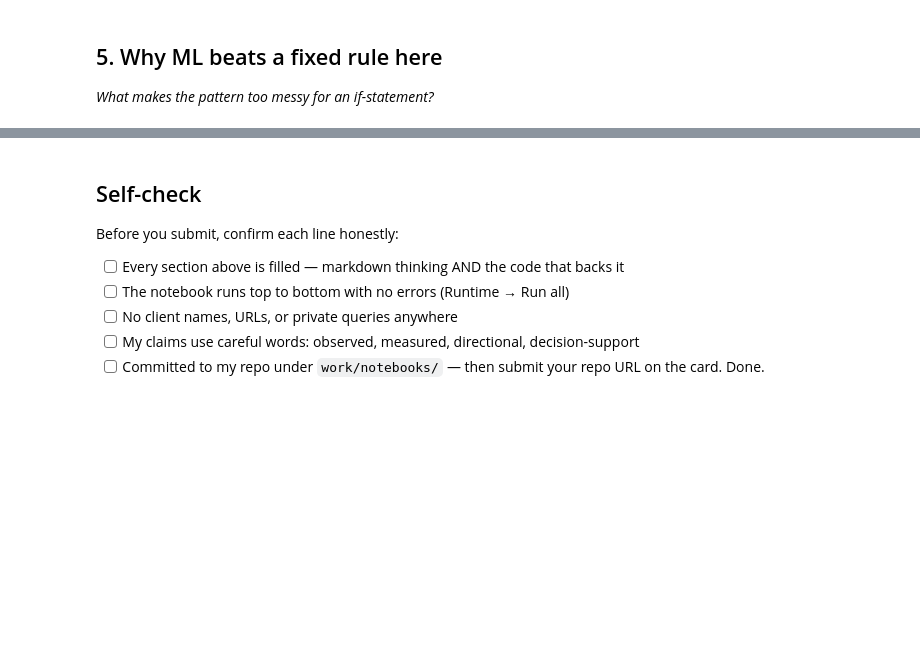
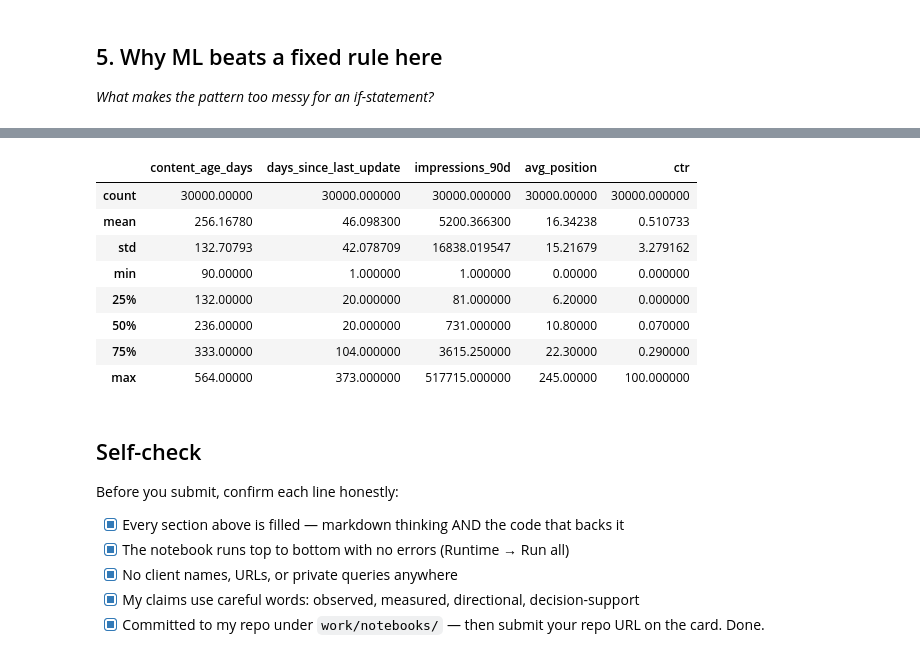
Before and after one commit to umerkniazi/flyrank-ml-internship, a Jupyter notebook: work/notebooks/w02_ml_task_framing.ipynb, the cells around one changed output, grey strips where cells are left out. Cells and saved outputs as stored; diff of their text form; code cells hidden in the pictures; blank space fills up the shorter version.

```diff
--- a/work/notebooks/w02_ml_task_framing.ipynb
+++ b/work/notebooks/w02_ml_task_framing.ipynb
@@ -44,10 +155,30 @@ This skeleton is yours to fill. Work the sections **in order** — each one has
+# %%
+features = [
+    "content_age_days",
+    "days_since_last_update",
+    "impressions_90d",
+    "avg_position",
+    "ctr"
+]
+
+df[features].describe()
+# %% [output]
+|  | content_age_days | days_since_last_update | impressions_90d | avg_position | ctr |
+| count | 30000.00000 | 30000.000000 | 30000.000000 | 30000.00000 | 30000.000000 |
+| mean | 256.16780 | 46.098300 | 5200.366300 | 16.34238 | 0.510733 |
+| std | 132.70793 | 42.078709 | 16838.019547 | 15.21679 | 3.279162 |
+| min | 90.00000 | 1.000000 | 1.000000 | 0.00000 | 0.000000 |
+| 25% | 132.00000 | 20.000000 | 81.000000 | 6.20000 | 0.000000 |
+| 50% | 236.00000 | 20.000000 | 731.000000 | 10.80000 | 0.070000 |
+| 75% | 333.00000 | 104.000000 | 3615.250000 | 22.30000 | 0.290000 |
+| max | 564.00000 | 373.000000 | 517715.000000 | 245.00000 | 100.000000 |
 # %% [markdown]
 ## Self-check
 
 Before you submit, confirm each line honestly:
 
-- [ ] Every section above is filled — markdown thinking AND the code that backs it
-- [ ] The notebook runs top to bottom with no errors (Runtime → Run all)
-- [ ] No client names, URLs, or private queries anywhere
-- [ ] My claims use careful words: observed, measured, directional, decision-support
-- [ ] Committed to my repo under `work/notebooks/` — then submit your repo URL on the card. Done.
+- [x] Every section above is filled — markdown thinking AND the code that backs it
+- [x] The notebook runs top to bottom with no errors (Runtime → Run all)
+- [x] No client names, URLs, or private queries anywhere
+- [x] My claims use careful words: observed, measured, directional, decision-support
+- [x] Committed to my repo under `work/notebooks/` — then submit your repo URL on the card. Done.
```
Also changed, not shown: parts of 14 cells of this notebook, 8 other files.
